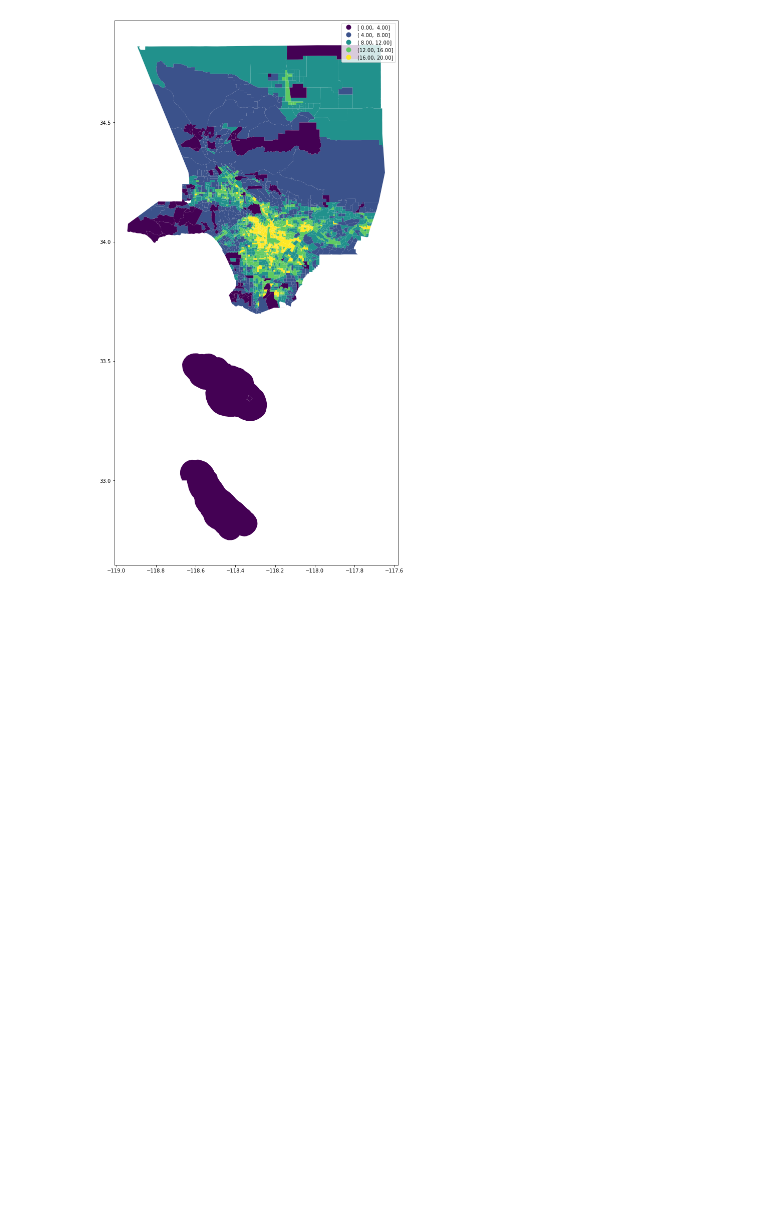
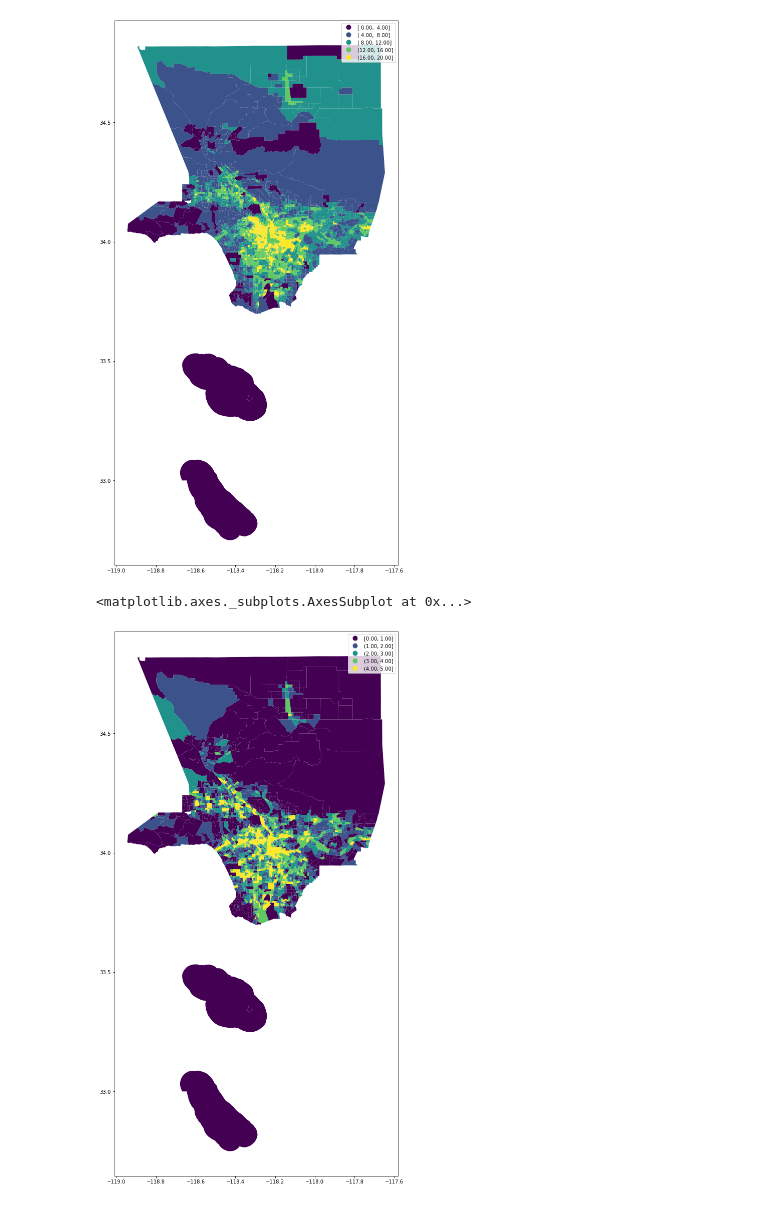
Before and after one commit to Agonzogonzo/Mangonadas, a Jupyter notebook: Group Assignments/Policing & Environment Group Project Final.ipynb, the cells around one changed output. Cells and saved outputs as stored; diff of their text form; code cells hidden in the pictures; blank space fills up the shorter version.

```diff
--- a/Group Assignments/Policing & Environment Group Project Final.ipynb
+++ b/Group Assignments/Policing & Environment Group Project Final.ipynb
@@ -236,3 +268,12 @@ tracts_ejsm_sorted.plot(figsize=(24,20),
 # %% [output]
 <matplotlib.axes._subplots.AxesSubplot at 0x...>
 [figure]
+# %%
+#equal intervalfor Proximity to Hazard Score -by standard deviation
+tracts_ejsm_sorted.plot(figsize=(24,20),
+                 column='HazScore',
+                 legend=True,
+                 scheme='equal_interval')
+# %% [output]
+<matplotlib.axes._subplots.AxesSubplot at 0x...>
+[figure, added]
```
Also changed, not shown: parts of 13 cells of this notebook.
